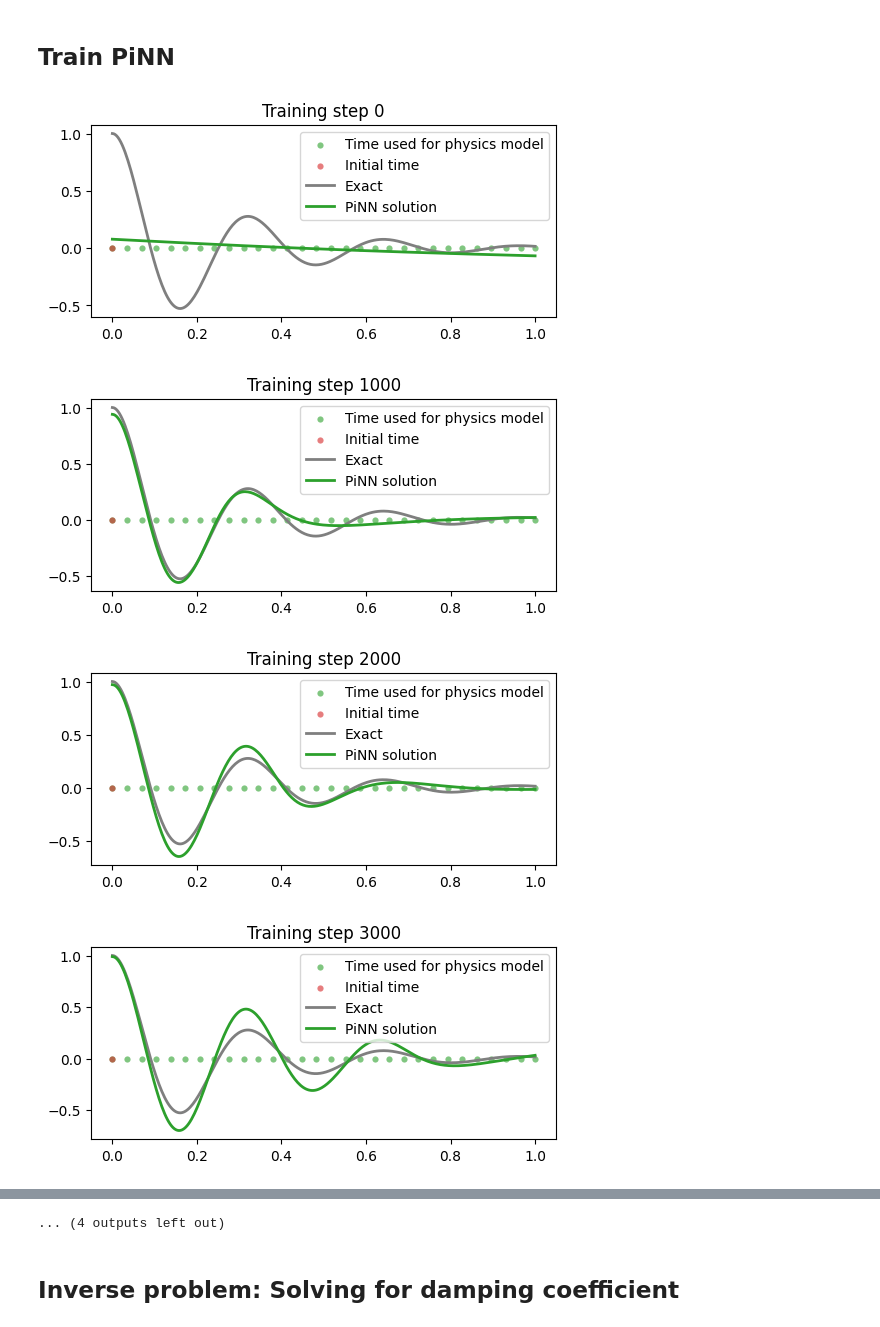
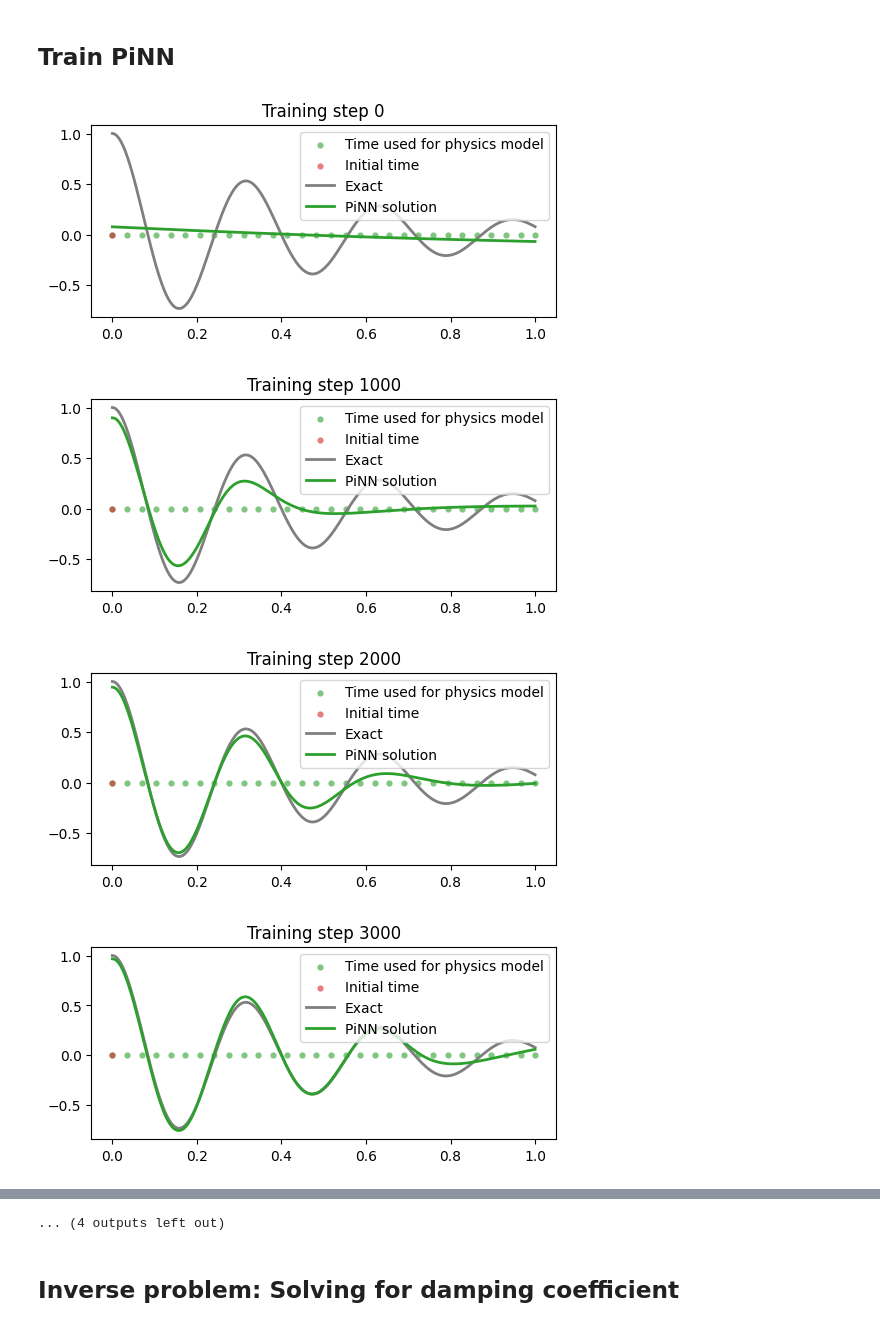
Before and after one commit to DarshKodwani/DomainDefinedDeepLearning, a Jupyter notebook: notebooks/dampedSHO.ipynb, the cells around one changed output, grey strips where cells are left out. Saved outputs shown, nothing was run; the diff lists cells and outputs as text; code cells hidden in the pictures.

```diff
--- a/notebooks/dampedSHO.ipynb
+++ b/notebooks/dampedSHO.ipynb
@@ -168,35 +168,35 @@ def plot_pinn_solution(t_physics, t_boundary, pinn, training_step):
     Returns:
         None
     """
     t_test = torch.linspace(0, 1, 300).view(-1, 1)
     u_exact = exact_solution(d, w0, t_test)
     u = pinn(t_test).detach()
 
     plt.figure(figsize=(6, 2.5))
     plt.scatter(t_physics.detach()[:, 0], torch.zeros_like(t_physics)[:, 0], label='Time used for physics model',
                 s=20, lw=0, color="tab:green", alpha=0.6)
     plt.scatter(t_boundary.detach()[:, 0], torch.zeros_like(t_boundary)[:, 0], label='Initial time',
                 s=20, lw=0, color='tab:red', alpha=0.6)
     plt.plot(t_test[:, 0], u_exact[:, 0], label='Exact', color='tab:grey', lw=2)
     plt.plot(t_test[:, 0], u[:, 0], label='PiNN solution', color='tab:green', lw=2)
     plt.title(f'Training step {training_step}')
     plt.legend()
     plt.show()
 
 
 # Training the PiNN
 torch.manual_seed(123)
 
 pinn = FCN(1, 1, 32, 3)
 t_boundary = torch.tensor(0.).view(-1, 1).requires_grad_(True)
 t_physics = torch.linspace(0, 1, 30).view(-1, 1).requires_grad_(True)
 
 d, w0 = 2, 20
-d, k = 2 * d, w0 ** 2
+_, k = 2 * d, w0 ** 2
 
 train_pinn(t_boundary, t_physics, pinn, d, k)
 # %% [output]
-[figure, old version]
+[figure, new version]
-[figure, old version]
+[figure, new version]
-[figure, old version]
+[figure, new version]
-[figure, old version]
+[figure, new version]
```
Also changed, not shown: parts of 1 cell of this notebook.
